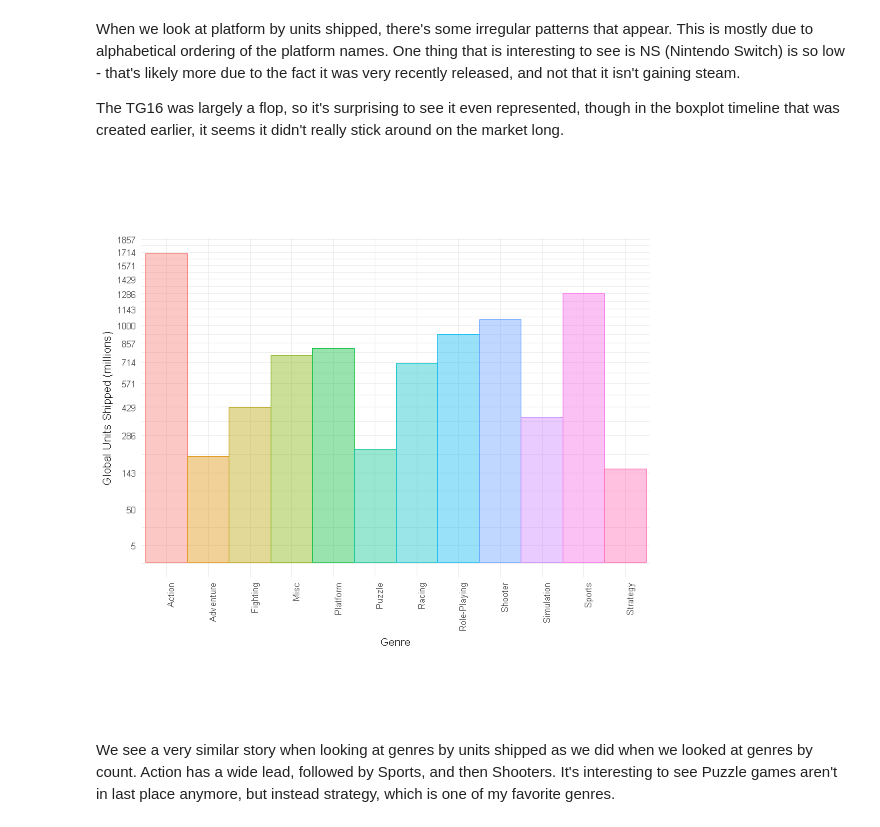
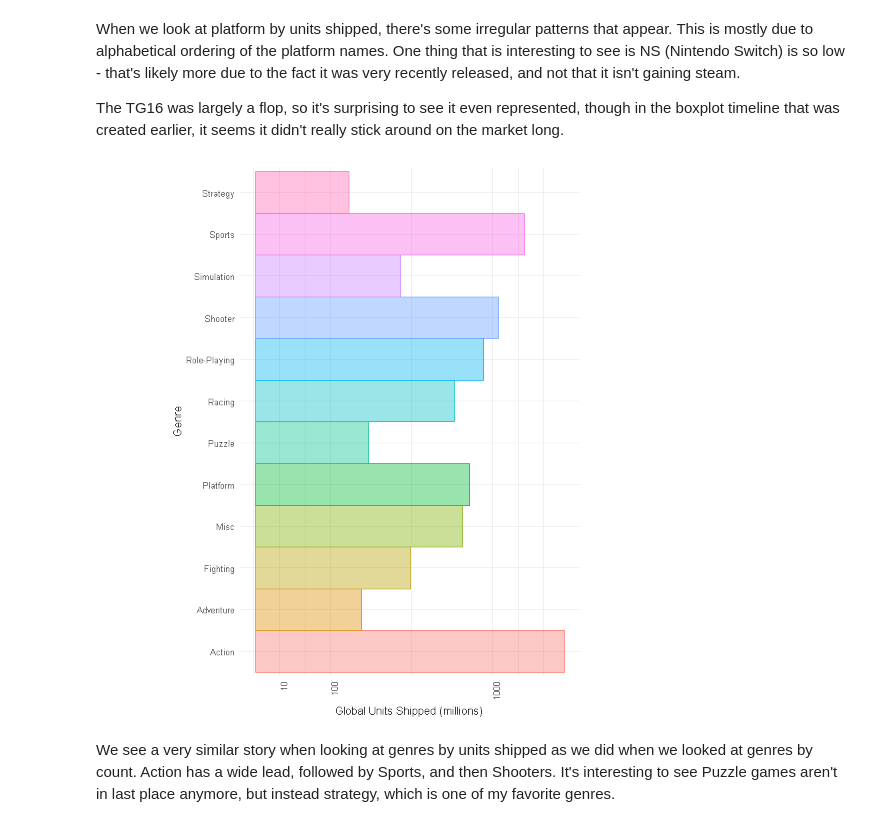
Before and after one commit to WhitneyOnTheWeb/DataExploration_R, a Jupyter notebook: VGCharts_AnalysisInR.ipynb, the cells around one changed output. Drawn from its saved outputs; the diff is of its cells as text; code cells hidden in the pictures.

```diff
--- a/VGCharts_AnalysisInR.ipynb
+++ b/VGCharts_AnalysisInR.ipynb
@@ -491,7 +564,7 @@ b5 = ggplot(Top.Names,
               alpha = .6) +
      theme_set(theme_minimal(10)) +
      theme(aspect.ratio = 3/2,
-           legend.position = 'top') +
+           legend.position = 'none') +
      labs(#title = 'Bar Graph: Game Titles on the Most Platforms',
           #subtitle = 'Worldwide Releases',
           x = 'Game Title',
@@ -541,7 +614,7 @@ b6 = ggplot(Top.Franchises,
               alpha = .6) +
      theme_set(theme_minimal(10)) +
      theme(aspect.ratio = 3/2,
-           legend.position = 'top') +
+           legend.position = 'none') +
      labs(#title = 'Bar Graph: Game Titles on the Most Platforms',
           #subtitle = 'Worldwide Releases',
           x = 'Franchise',
@@ -1282,20 +1357,21 @@ The TG16 was largely a flop, so it's surprising to see it even represented, thou
 # %%
 b10 = ggplot(Summary.Genre, aes(x = Genre,
                          y = Global.Sum,
                          color = Genre)) +
       geom_bar(stat = 'identity',
                width = 1,
                aes(fill = Genre),
                    alpha = .4) +
       theme(axis.text.x = element_text(angle = 90, hjust = 1),
-            aspect.ratio = 2/3,
+            aspect.ratio = 3 / 2,
             legend.position = 'none') +
       labs(x = 'Genre',
            y = 'Global Units Shipped (millions)') +
-      scale_y_sqrt(breaks = c(5, 50, round(seq(0, 2000, length.out = 15), digits = 0)))
+      scale_y_sqrt(breaks = 10^seq(1, 3)) +
+      coord_flip()
 b10
 # %% [output]
-[figure, old version]
+[figure, new version]
 # %% [markdown]
 We see a very similar story when looking at genres by units shipped as we did when we looked at genres by count. Action has a wide lead, followed by Sports, and then Shooters. It's interesting to see Puzzle games aren't in last place anymore, but instead strategy, which is one of my favorite genres.
 # %%
```
Also changed, not shown: parts of 26 cells of this notebook, 58 other files.
